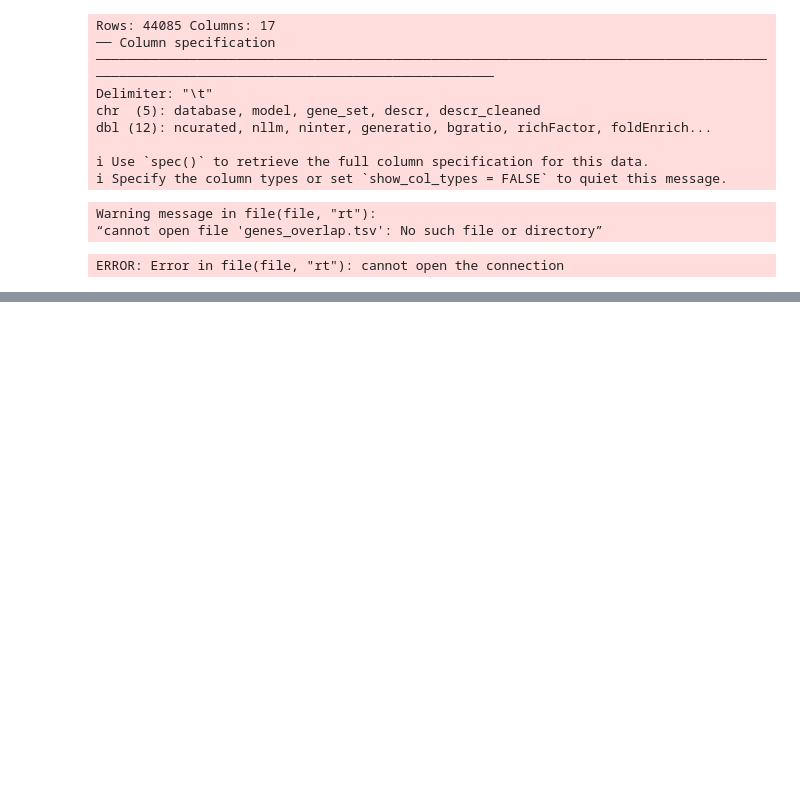
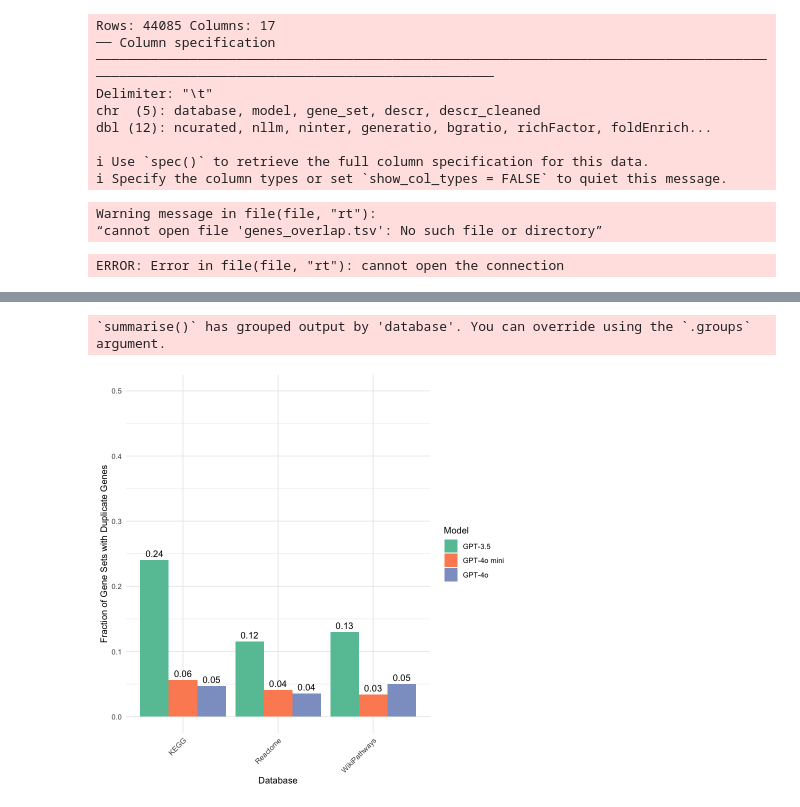
Before and after one commit to Alector-BIO/llm2geneset, a Jupyter notebook: notebooks/fig1.ipynb, the cells around one changed output, grey strips where cells are left out. Saved outputs shown, nothing was run; the diff lists cells and outputs as text; code cells hidden in the pictures; blank space fills up the shorter version.

```diff
--- a/notebooks/fig1.ipynb
+++ b/notebooks/fig1.ipynb
@@ -520,0 +523,24 @@ ggsave(p, file="figures/figS1C.pdf", width=8.75, height=5)
+# %%
+df <- readr::read_tsv("outputs/genes_overlap.tsv")
+df <- df %>% filter(gene_set %in%  c("llm_genes_role") )
+# Step 1: Update model names
+df <- df %>%
+  mutate(model = case_when(
+    model == "gpt-4o-mini-2024-07-18" ~ "GPT-4o mini",
+    model == "gpt-3.5-turbo-0125" ~ "GPT-3.5",
+    model == "gpt-4o-2024-08-06" ~ "GPT-4o",
+    TRUE ~ model  # Leave other values unchanged
+  ))
+
+# Step 2: Update database names
+df <- df %>%
+  mutate(database = case_when(
+    database == "KEGG_2021_Human" ~ "KEGG",
+    database == "Reactome_2022" ~ "Reactome",
+    database == "WikiPathway_2023_Human" ~ "WikiPathways",
+    TRUE ~ database  # Leave other values unchanged
+  ))
+
+# Step 3: Set the order of the 'model' factor
+df <- df %>%
+  mutate(model = factor(model, levels = c("GPT-3.5", "GPT-4o mini", "GPT-4o")))
@@ -520,0 +586,23 @@ ggsave(p, file="figures/figS1C.pdf", width=8.75, height=5)
+# %%
+
+# Step 1: Group by 'database' and 'model' and calculate the fraction where 'ndup > 0'
+df_fraction <- df %>%
+  group_by(database, model) %>%
+  summarize(fraction_ndup_gt_0 = mean(ndup > 0, na.rm = TRUE)) %>%
+  ungroup()
+
+# Step 2: Create a bar plot with 'database' on the x-axis and the fraction on the y-axis, grouped by 'model'
+p <- ggplot(df_fraction, aes(x = database, y = fraction_ndup_gt_0, fill = model)) +
+  geom_bar(stat = "identity", position = "dodge") +  # Create grouped bar plot (side-by-side bars)
+  geom_text(aes(label = round(fraction_ndup_gt_0, 2)),  # Add the fraction on top of the bars
+            position = position_dodge(width = 0.9),
+            vjust = -0.5) +  # Adjust vertical position of the labels
+  scale_y_continuous(limits = c(0, 0.5)) +  # Set the y-axis limits between 0 and 0.5
+  labs(x = "Database", y = "Fraction of Gene Sets with Duplicate Genes", fill = "Model") +  # Update axis and legend labels
+  theme_minimal() +  # Use a minimal theme
+  theme(axis.text.x = element_text(angle = 45, hjust = 1)) +  # Rotate x-axis labels for readability
+  scale_fill_brewer(palette = "Set2")  # Use Set2 color scheme for the bars
+p
+# %% [output]
+`summarise()` has grouped output by 'database'. You can override using the `.groups` argument.
+[figure, added]
```
Also changed, not shown: parts of 7 cells of this notebook.
